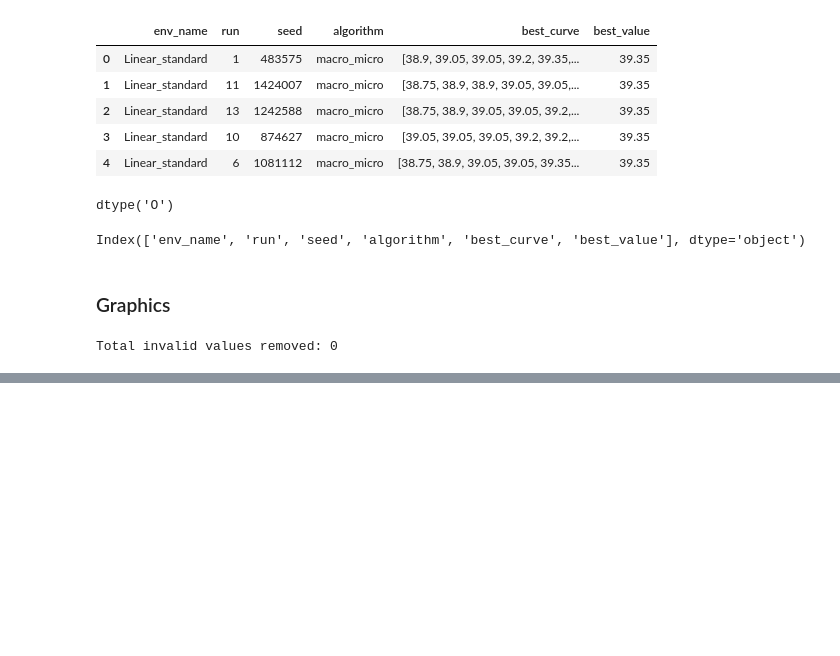
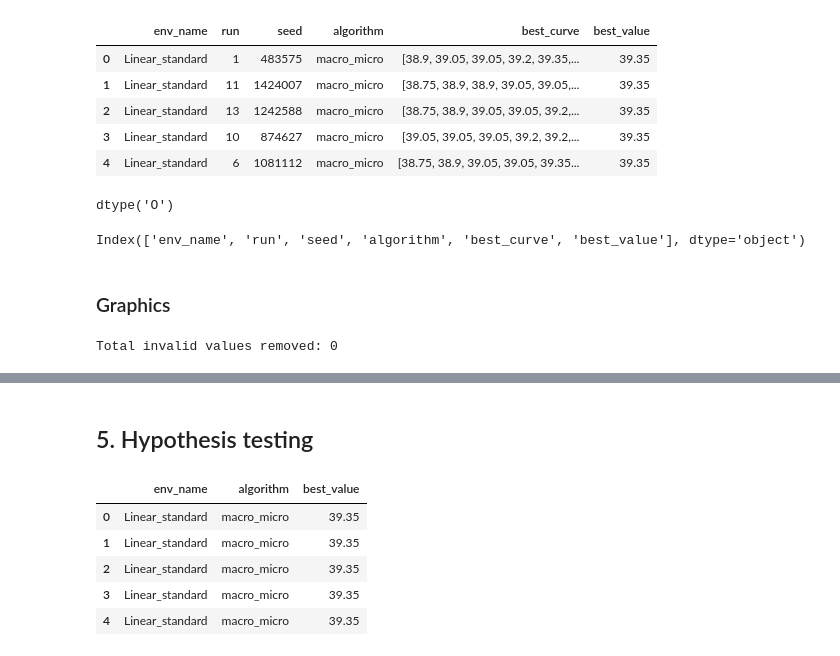
Before and after one commit to spartan14799/evolutionary-tax-strategies-sez, a Jupyter notebook: final_results/experiment/analysis_exp.ipynb, the cells around one changed output, grey strips where cells are left out. Drawn from its saved outputs; the diff is of its cells as text; code cells hidden in the pictures; blank space fills up the shorter version.

```diff
--- a/final_results/experiment/analysis_exp.ipynb
+++ b/final_results/experiment/analysis_exp.ipynb
@@ -321,0 +349,13 @@ plt.show()
+# %% [markdown]
+## 5. Hypothesis testing
+# %%
+df_wilcoxon = df_graphics[["env_name", "algorithm", "best_value"]].copy()
+
+df_wilcoxon.head()
+# %% [output]
+|  | env_name | algorithm | best_value |
+| 0 | Linear_standard | macro_micro | 39.35 |
+| 1 | Linear_standard | macro_micro | 39.35 |
+| 2 | Linear_standard | macro_micro | 39.35 |
+| 3 | Linear_standard | macro_micro | 39.35 |
+| 4 | Linear_standard | macro_micro | 39.35 |
```
Also changed, not shown: parts of 5 cells of this notebook.
